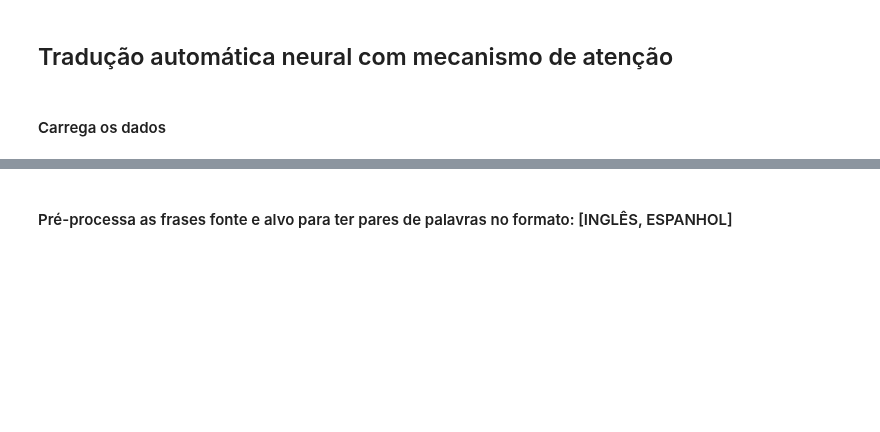
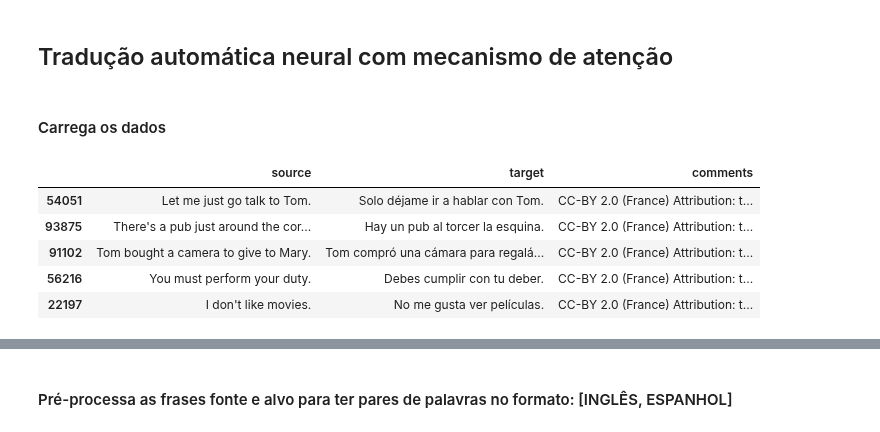
Before and after one commit to LilianeAquino/hands_on_aprendizado_de_maquina, a Jupyter notebook: 14_recurrent_neural_networks_MachineTranslation.ipynb, the cells around one changed output, grey strips where cells are left out. Cells and saved outputs as stored; diff of their text form; code cells hidden in the pictures; blank space fills up the shorter version.

```diff
--- a/14_recurrent_neural_networks_MachineTranslation.ipynb
+++ b/14_recurrent_neural_networks_MachineTranslation.ipynb
@@ -27,8 +34,15 @@ print(tf.__version__)
 # %% [markdown]
 #### Carrega os dados
 # %%
-data_path = 'datasets/spa-eng/spa.txt'
+data_path = '/content/drive/MyDrive/Colab Notebooks/spa-eng/spa.txt'
 lines_raw = pd.read_table(data_path, names = ['source', 'target', 'comments'])
 lines_raw.sample(5)
+# %% [output]
+|  | source | target | comments |
+| 54051 | Let me just go talk to Tom. | Solo déjame ir a hablar con Tom. | CC-BY 2.0 (France) Attribution: t... |
+| 93875 | There's a pub just around the cor... | Hay un pub al torcer la esquina. | CC-BY 2.0 (France) Attribution: t... |
+| 91102 | Tom bought a camera to give to Mary. | Tom compró una cámara para regalá... | CC-BY 2.0 (France) Attribution: t... |
+| 56216 | You must perform your duty. | Debes cumplir con tu deber. | CC-BY 2.0 (France) Attribution: t... |
+| 22197 | I don't like movies. | No me gusta ver películas. | CC-BY 2.0 (France) Attribution: t... |
 # %%
 print(f'Linha: {lines_raw.shape[0]} | Coluna: {lines_raw.shape[1]}')
```
Also changed, not shown: parts of 14 cells of this notebook, 1 other file.
